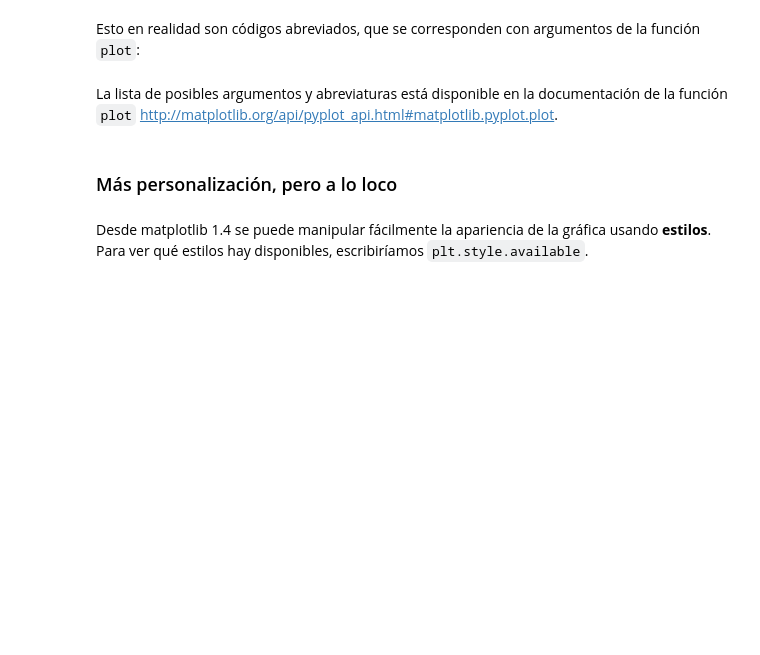
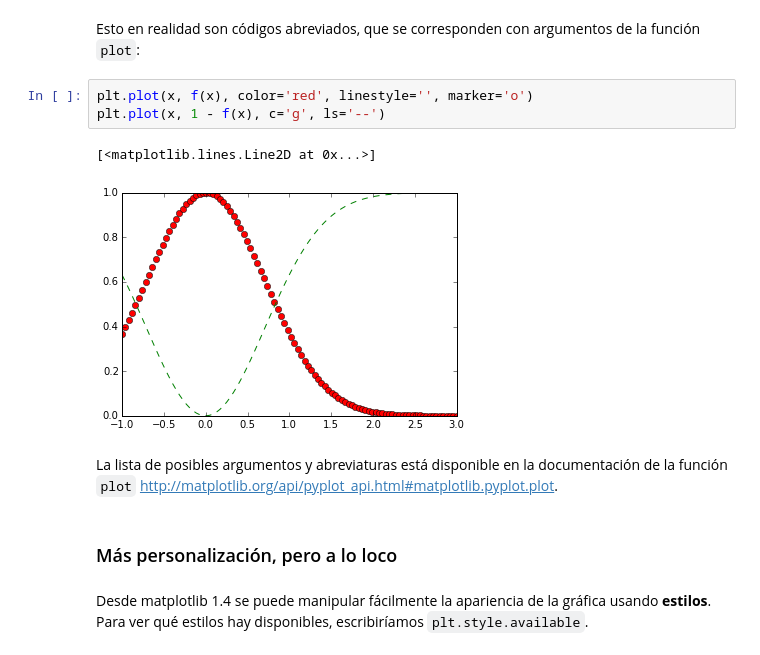
Before and after one commit to CAChemE/curso-python-cientifico, a Jupyter notebook: Notebooks/Clase2b_Visualizacion-matplotlib.ipynb, the cells around one changed output. Saved outputs shown, nothing was run; the diff lists cells and outputs as text; blank space fills up the shorter version.

```diff
--- a/Notebooks/Clase2b_Visualizacion-matplotlib.ipynb
+++ b/Notebooks/Clase2b_Visualizacion-matplotlib.ipynb
@@ -61,5 +95,11 @@ La función `plot` acepta una serie de argumentos para personalizar el aspecto d
 # %% [markdown]
 Esto en realidad son códigos abreviados, que se corresponden con argumentos de la función `plot`:
+# %%
+plt.plot(x, f(x), color='red', linestyle='', marker='o')
+plt.plot(x, 1 - f(x), c='g', ls='--')
+# %% [output]
+[<matplotlib.lines.Line2D at 0x...>]
+[figure, added]
 # %% [markdown]
 La lista de posibles argumentos y abreviaturas está disponible en la documentación de la función `plot` http://matplotlib.org/api/pyplot_api.html#matplotlib.pyplot.plot.
 # %% [markdown]
```
Also changed, not shown: parts of 19 cells of this notebook, 1 other file.
